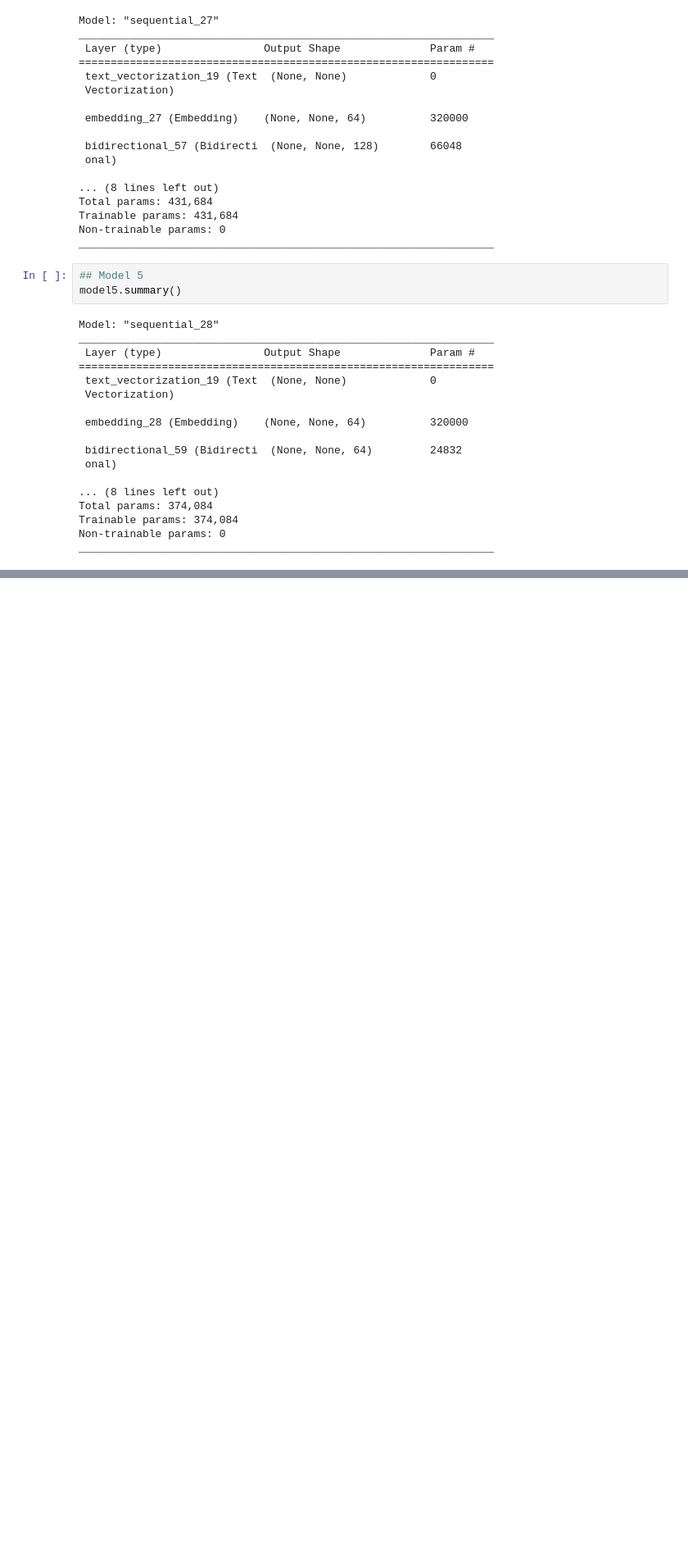
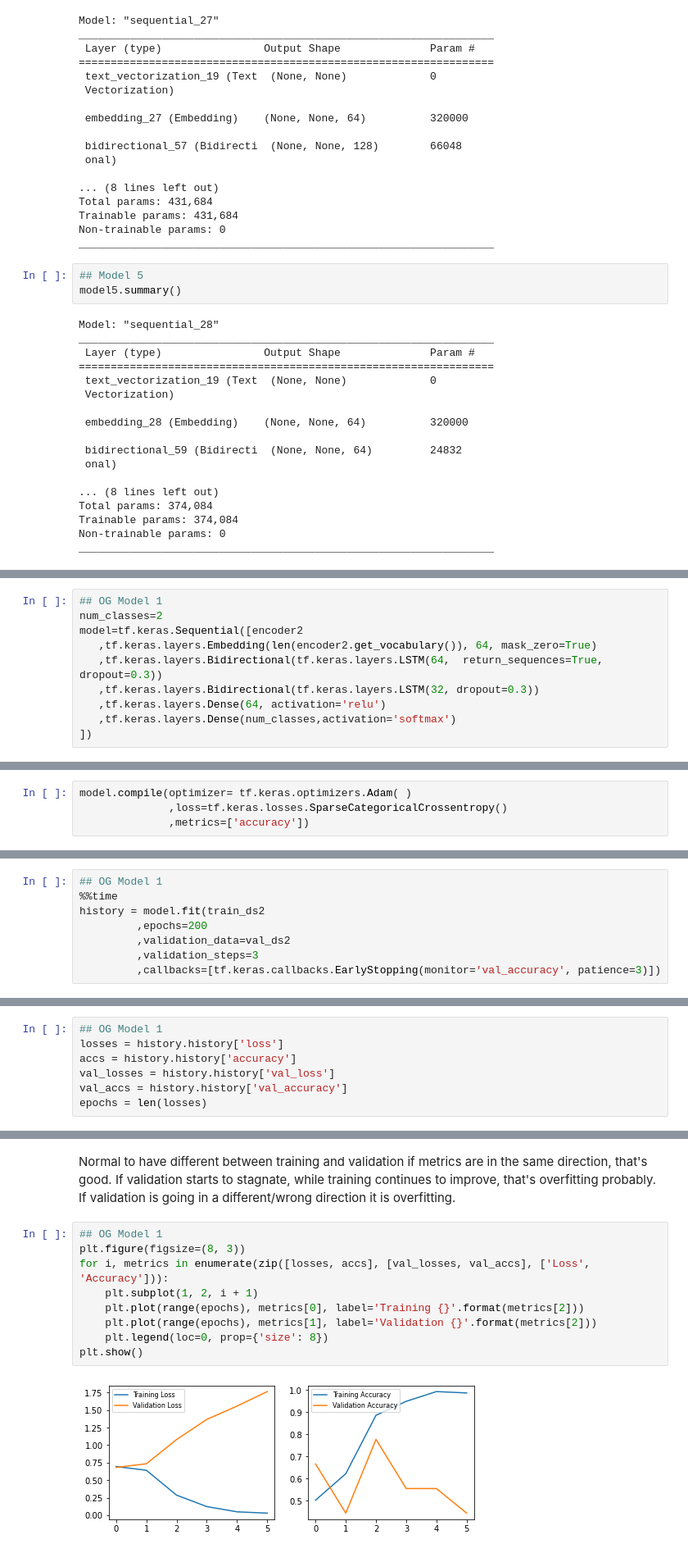
Before and after one commit to alawrence30/Machine-Learning, a Jupyter notebook: Assignment_3_v2.ipynb, the cells around one changed output, grey strips where cells are left out. Shown at 82% size. Cells and saved outputs as stored; diff of their text form; blank space fills up the shorter version.

Commit message:
Sentiment RNN models done

```diff
--- a/Assignment_3_v2.ipynb
+++ b/Assignment_3_v2.ipynb
@@ -2009,0 +1966,10 @@ _________________________________________________________________
+# %%
+## OG Model 1
+num_classes=2
+model=tf.keras.Sequential([encoder2
+   ,tf.keras.layers.Embedding(len(encoder2.get_vocabulary()), 64, mask_zero=True)
+   ,tf.keras.layers.Bidirectional(tf.keras.layers.LSTM(64,  return_sequences=True, dropout=0.3))
+   ,tf.keras.layers.Bidirectional(tf.keras.layers.LSTM(32, dropout=0.3))
+   ,tf.keras.layers.Dense(64, activation='relu')
+   ,tf.keras.layers.Dense(num_classes,activation='softmax')
+])
@@ -2009,0 +2022,4 @@ _________________________________________________________________
+# %%
+model.compile(optimizer= tf.keras.optimizers.Adam( )
+              ,loss=tf.keras.losses.SparseCategoricalCrossentropy()
+              ,metrics=['accuracy'])
@@ -2009,0 +2052,8 @@ _________________________________________________________________
+# %%
+## OG Model 1
+%%time
+history = model.fit(train_ds2
+         ,epochs=200
+         ,validation_data=val_ds2
+         ,validation_steps=3
+         ,callbacks=[tf.keras.callbacks.EarlyStopping(monitor='val_accuracy', patience=3)])
@@ -2009,0 +2259,7 @@ _________________________________________________________________
+# %%
+## OG Model 1
+losses = history.history['loss']
+accs = history.history['accuracy']
+val_losses = history.history['val_loss']
+val_accs = history.history['val_accuracy']
+epochs = len(losses)
@@ -2009,0 +2294,13 @@ _________________________________________________________________
+# %% [markdown]
+Normal to have different between training and validation if metrics are in the same direction, that's good. If validation starts to stagnate, while training continues to improve, that's overfitting probably. If validation is going in a different/wrong direction it is overfitting.
+# %%
+## OG Model 1
+plt.figure(figsize=(8, 3))
+for i, metrics in enumerate(zip([losses, accs], [val_losses, val_accs], ['Loss', 'Accuracy'])):
+    plt.subplot(1, 2, i + 1)
+    plt.plot(range(epochs), metrics[0], label='Training {}'.format(metrics[2]))
+    plt.plot(range(epochs), metrics[1], label='Validation {}'.format(metrics[2]))
+    plt.legend(loc=0, prop={'size': 8})
+plt.show()
+# %% [output]
+[figure, added]
```
Also changed, not shown: parts of 62 cells of this notebook.
